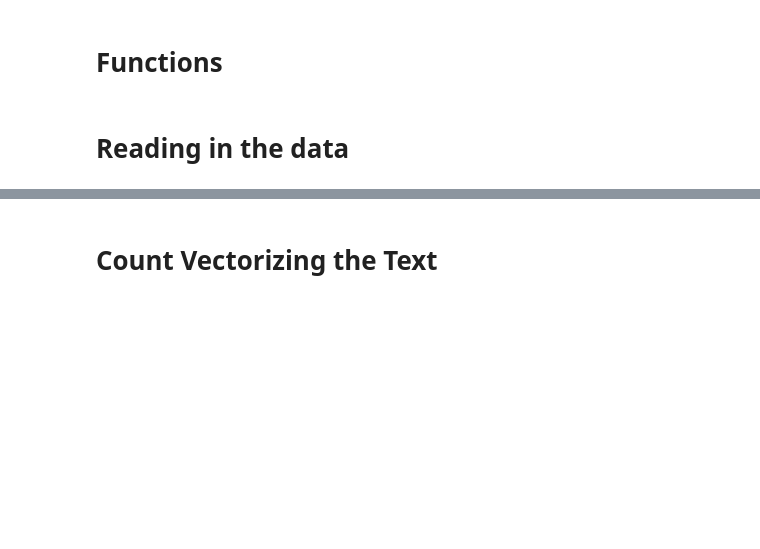
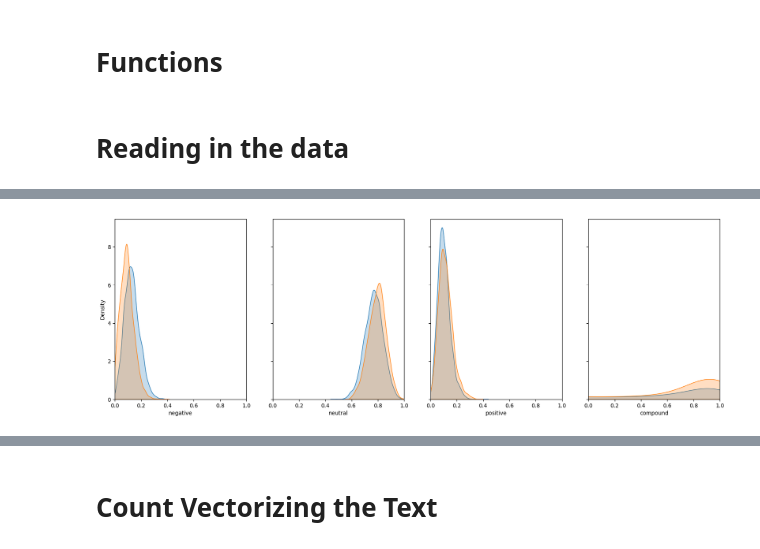
Before and after one commit to grahamwaters/Reddit-NLP-Analysis, a Jupyter notebook: notebooks/02_modeling.ipynb, the cells around one changed output, grey strips where cells are left out. Saved outputs shown, nothing was run; the diff lists cells and outputs as text; code cells hidden in the pictures; blank space fills up the shorter version.

```diff
--- a/notebooks/02_modeling.ipynb
+++ b/notebooks/02_modeling.ipynb
@@ -478,0 +489,29 @@ df_reddit = pd.read_csv('../data/df_outliers_removed.csv')
+# %%
+# plot a multiplot (four plots side by side) where each plot is a sns.kdeplot showing density of the target variable (subreddit) for each of the four features: negative, neutral, positive, compound in the dataframe df_reddit. Share the y-axis and set the x-axis limits to (0, 1) for all four plots.
+
+fig, axes = plt.subplots(1, 4, figsize=(20, 6), sharey=True)
+
+for i, col in enumerate(['negative', 'neutral', 'positive', 'sentiment']):
+    sns.kdeplot(df_reddit.loc[df_reddit['target'] == 1, col], shade=True, label='OCD', ax=axes[i])
+    sns.kdeplot(df_reddit.loc[df_reddit['target'] == 0, col], shade=True, label='Autism', ax=axes[i])
+
+# set the x-axis limits to (0, 1) for all four plots
+axes[0].set_xlim(0, 1)
+axes[1].set_xlim(0, 1)
+axes[2].set_xlim(0, 1)
+axes[3].set_xlim(0, 1)
+
+# set the x-axis labels for all four plots
+axes[0].set_xlabel('negative')
+axes[1].set_xlabel('neutral')
+axes[2].set_xlabel('positive')
+axes[3].set_xlabel('compound')
+
+# set the y-axis labels for all four plots
+axes[0].set_ylabel('Density')
+axes[1].set_ylabel('')
+axes[2].set_ylabel('')
+axes[3].set_ylabel('')
+plt.show()
+# %% [output]
+[figure, added]
```
Also changed, not shown: parts of 9 cells of this notebook, 3 other files.
